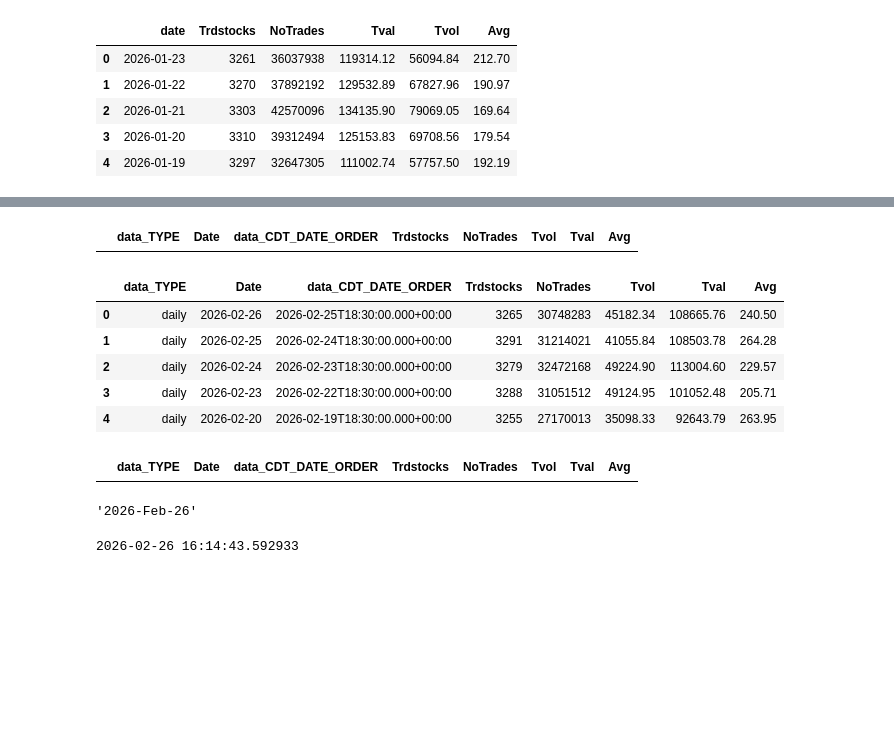
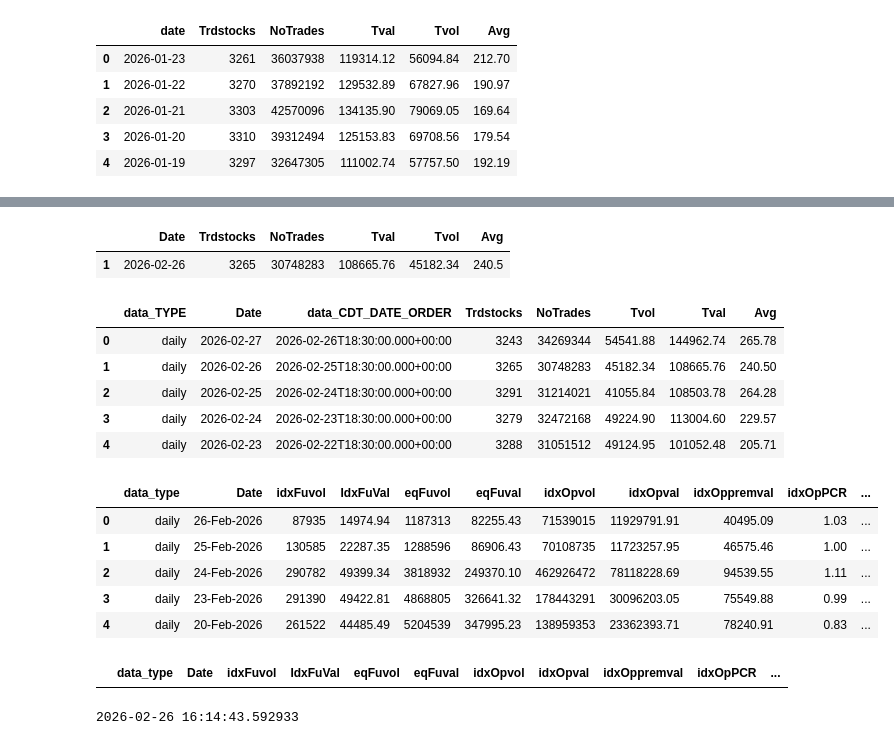
Before and after one commit to shailsun28/stockshortlisting, a Jupyter notebook: Untitled5.ipynb, the cells around one changed output, grey strips where cells are left out. Drawn from its saved outputs; the diff is of its cells as text; code cells hidden in the pictures; blank space fills up the shorter version.

```diff
--- a/Untitled5.ipynb
+++ b/Untitled5.ipynb
@@ -176,7 +176,8 @@ today_date = today_date - timedelta(1)
 curr_mn = now.strftime('%b')  # e.g., 'Jan'
 curr_yr_short = now.strftime('%y')  # e.g., '26'
 curr_yr_long = now.strftime('%Y')   # e.g., '2026'
-today_str = today_date.strftime('%Y-%b-%d') # e.g., '2026-Jan-08'
+#today_str = today_date.strftime('%Y-%b-%d') # e.g., '2026-Jan-08'
+today_str = today_date.strftime('%Y-%m-%d') # e.g., '2026-Jan-08'
 
 
 def get_data(session, url):
@@ -238,23 +239,25 @@ try:
     conn = sqlite3.connect(DB_PATH)
 
     # Save CM Today
-    #cm_today = cm_df[cm_df['Date'] == today_str]
+    cm_today = cm_df[cm_df['Date'] == today_str]
+    #print (cm_today.head())
     if not cm_today.empty:
         cm_cols = ['Date', 'Trdstocks', 'NoTrades','Tval', 'Tvol', 'Avg']
-        cm_today['Date'] = cm_today['Date'].dt.strftime('%Y-%m-%d')
-        cm_today = cm_df[cm_cols]
+        #cm_today['Date'] = cm_today['Date'].dt.strftime('%Y-%m-%d')
+        cm_today = cm_today[cm_cols]
         #cm_today[cm_cols].to_sql('cm_growth', conn, if_exists='append', index=False)
         #cm_today[cm_cols].to_sql('cm_growth', conn, if_exists='append', index=False)
         print("✓ CM row added.")
 
     # Save FnO Today
-    #fno_today = fno_df[fno_df['date'] == today_str]
+    fno_today = fno_df[fno_df['Date'] == today_str]
     if not fno_today.empty:
         fno_cols = ['Date', 'idxFuvol', 'IdxFuVal', 'eqFuvol', 'eqFuval', 'idxOpvol',
                     'idxOpval', 'idxOppremval', 'idxOpPCR', 'eqOpvol', 'eqOpval',
                     'eqOppremval', 'eqOpPCR', 'fnoTvol', 'fnoTval', 'TpremVal', 'fnoPCR']
-        fno_today['date'] = fno_today['date'].dt.strftime('%Y-%m-%d')
-        fno_today[fno_cols].to_sql('fno_growth', conn, if_exists='replace', index=False)
+        fno_today['Date'] = fno_today['Date'].dt.strftime('%Y-%m-%d')
+        fno_today = fno_today[fno_cols]
+        #fno_today[fno_cols].to_sql('fno_growth', conn, if_exists='replace', index=False)
         print("✓ FnO row added.")
 
     conn.close()
@@ -275,24 +285,30 @@ Task Completed: 2026-02-27 16:37:46.756459
 # %%
 cm_today.head()
 # %% [output]
-|  | data_TYPE | Date | data_CDT_DATE_ORDER | Trdstocks | NoTrades | Tvol | Tval | Avg |
+|  | Date | Trdstocks | NoTrades | Tval | Tvol | Avg |
+| 1 | 2026-02-26 | 3265 | 30748283 | 108665.76 | 45182.34 | 240.5 |
 # %%
 cm_df.head()
 # %% [output]
 |  | data_TYPE | Date | data_CDT_DATE_ORDER | Trdstocks | NoTrades | Tvol | Tval | Avg |
-| 0 | daily | 2026-02-26 | 2026-02-25T18:30:00.000+00:00 | 3265 | 30748283 | 45182.34 | 108665.76 | 240.50 |
-| 1 | daily | 2026-02-25 | 2026-02-24T18:30:00.000+00:00 | 3291 | 31214021 | 41055.84 | 108503.78 | 264.28 |
-| 2 | daily | 2026-02-24 | 2026-02-23T18:30:00.000+00:00 | 3279 | 32472168 | 49224.90 | 113004.60 | 229.57 |
-| 3 | daily | 2026-02-23 | 2026-02-22T18:30:00.000+00:00 | 3288 | 31051512 | 49124.95 | 101052.48 | 205.71 |
-| 4 | daily | 2026-02-20 | 2026-02-19T18:30:00.000+00:00 | 3255 | 27170013 | 35098.33 | 92643.79 | 263.95 |
+| 0 | daily | 2026-02-27 | 2026-02-26T18:30:00.000+00:00 | 3243 | 34269344 | 54541.88 | 144962.74 | 265.78 |
+| 1 | daily | 2026-02-26 | 2026-02-25T18:30:00.000+00:00 | 3265 | 30748283 | 45182.34 | 108665.76 | 240.50 |
+| 2 | daily | 2026-02-25 | 2026-02-24T18:30:00.000+00:00 | 3291 | 31214021 | 41055.84 | 108503.78 | 264.28 |
+| 3 | daily | 2026-02-24 | 2026-02-23T18:30:00.000+00:00 | 3279 | 32472168 | 49224.90 | 113004.60 | 229.57 |
+| 4 | daily | 2026-02-23 | 2026-02-22T18:30:00.000+00:00 | 3288 | 31051512 | 49124.95 | 101052.48 | 205.71 |
 # %%
-cm_df[cm_df['Date'] == today_str]
+fno_df.head()
 # %% [output]
-|  | data_TYPE | Date | data_CDT_DATE_ORDER | Trdstocks | NoTrades | Tvol | Tval | Avg |
+|  | data_type | Date | idxFuvol | IdxFuVal | eqFuvol | eqFuval | idxOpvol | idxOpval | idxOppremval | idxOpPCR | ... |
+| 0 | daily | 26-Feb-2026 | 87935 | 14974.94 | 1187313 | 82255.43 | 71539015 | 11929791.91 | 40495.09 | 1.03 | ... |
+| 1 | daily | 25-Feb-2026 | 130585 | 22287.35 | 1288596 | 86906.43 | 70108735 | 11723257.95 | 46575.46 | 1.00 | ... |
+| 2 | daily | 24-Feb-2026 | 290782 | 49399.34 | 3818932 | 249370.10 | 462926472 | 78118228.69 | 94539.55 | 1.11 | ... |
+| 3 | daily | 23-Feb-2026 | 291390 | 49422.81 | 4868805 | 326641.32 | 178443291 | 30096203.05 | 75549.88 | 0.99 | ... |
+| 4 | daily | 20-Feb-2026 | 261522 | 44485.49 | 5204539 | 347995.23 | 138959353 | 23362393.71 | 78240.91 | 0.83 | ... |
 # %%
-today_str
+fno_today.head()
 # %% [output]
-'2026-Feb-26'
+|  | data_type | Date | idxFuvol | IdxFuVal | eqFuvol | eqFuval | idxOpvol | idxOpval | idxOppremval | idxOpPCR | ... |
 # %%
 print (today_date)
 # %% [output]
```
Also changed, not shown: parts of 1 cell of this notebook.
